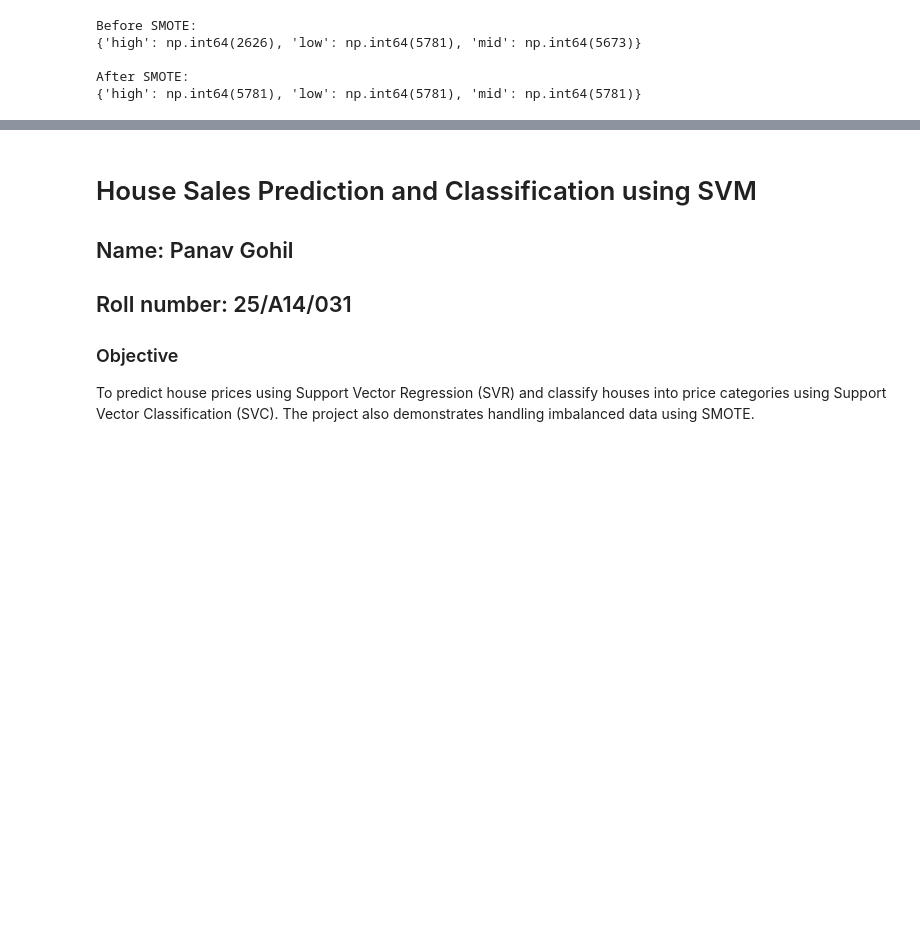
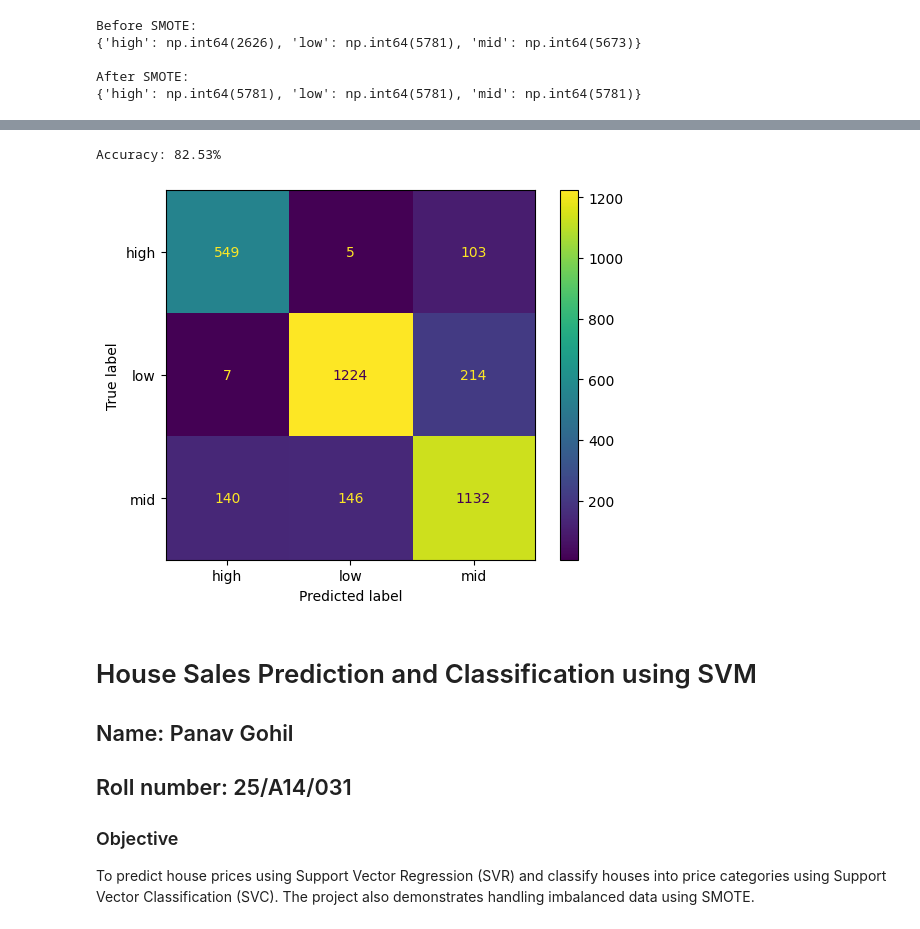
Before and after one commit to panavgohil/ML-Assignment-1, a Jupyter notebook: House_Price_Prediction_SVM.ipynb, the cells around one changed output, grey strips where cells are left out. Cells and saved outputs as stored; diff of their text form; code cells hidden in the pictures; blank space fills up the shorter version.

Commit message:
Added SVC classification model with SMOTE and evaluation metrics

```diff
--- a/House_Price_Prediction_SVM.ipynb
+++ b/House_Price_Prediction_SVM.ipynb
@@ -280,3 +280,17 @@ Before SMOTE:
 
 After SMOTE:
 {'high': np.int64(5781), 'low': np.int64(5781), 'mid': np.int64(5781)}
+# %%
+#svc
+from sklearn.svm import SVC
+svc = SVC(
+    kernel="rbf",
+    C=10,
+    gamma="scale",
+    class_weight="balanced",
+    random_state=42
+)
+svc.fit(
+    X_train_c_sm,
+    y_train_c_sm
+)
@@ -282,0 +299,2 @@ After SMOTE:
+# %%
+y_pred_svc = svc.predict(X_test_c_s)
@@ -283,3 +320,27 @@ After SMOTE:
+# %%
+accuracy=np.mean(y_pred_svc==y_test_c)
+print(
+    f"Accuracy: {accuracy*100:.2f}%"
+)
+# %% [output]
+Accuracy: 82.53%
+# %%
+from sklearn.metrics import confusion_matrix, ConfusionMatrixDisplay
+
+cm = confusion_matrix(
+    y_test_c,
+    y_pred_svc
+)
+
+disp = ConfusionMatrixDisplay(
+    confusion_matrix=cm,
+    display_labels=le.classes_
+)
+
+disp.plot()
+plt.show()
+# %% [output]
+[figure, added]
 # %% [markdown]
 # House Sales Prediction and Classification using SVM
 
```
Also changed, not shown: parts of 2 cells of this notebook.
